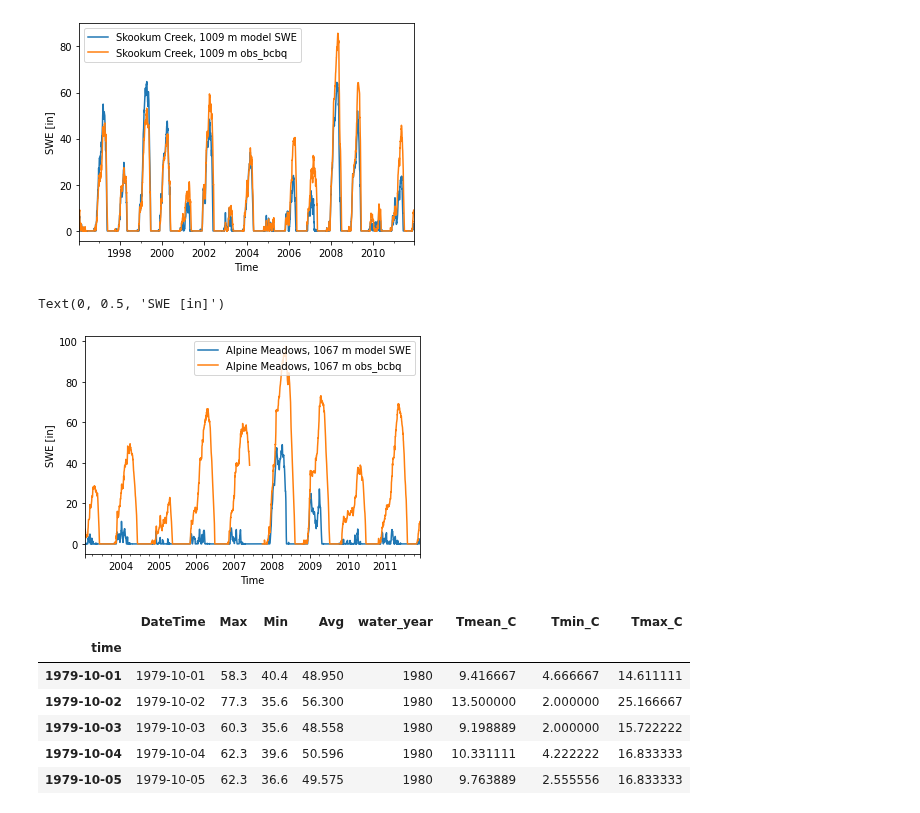
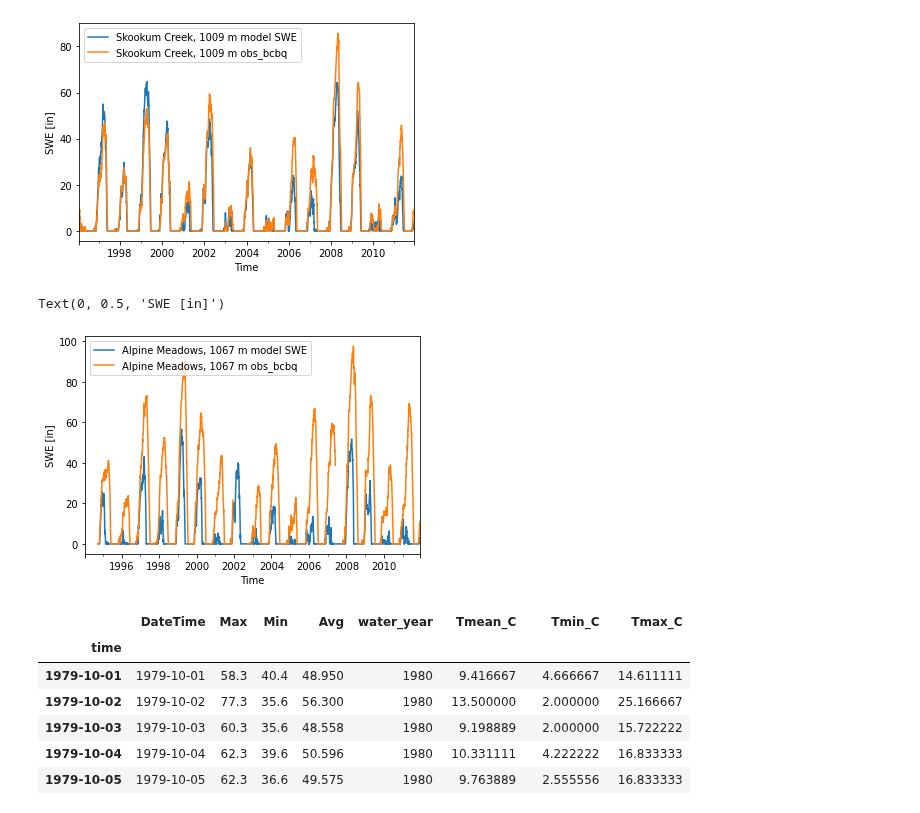
Before and after one commit to NCristea/Snow_SCL, a Jupyter notebook: compare_datasets.ipynb, the cells around one changed output. Drawn from its saved outputs; the diff is of its cells as text; code cells hidden in the pictures.

```diff
--- a/compare_datasets.ipynb
+++ b/compare_datasets.ipynb
@@ -37,10 +37,12 @@ path_Skook_T_SPU = ROOT_DIR + '/Data/Raw/t0912_temp_SkooKumCr.txt'
 
 #path_snotel_skooK_P_SPU = ROOT_DIR + '/Data/Raw/p0912_precip_SkookumCr.txt'
 #path to model data
-path_Alpine_model = ROOT_DIR + '/Data/Raw/comparison_Pixel.Alpine_Meadows_prism_grid.csv'
-path_Skook_model = ROOT_DIR + '/Data/Raw/comparison_Pixel.Skookum_Creek_prism_grid.csv'
-#path_Alpine_model = ROOT_DIR + '/Data/Raw/comparison_Pixel.Alpine_Meadows_baseline.csv'
-#path_Skook_model = ROOT_DIR + '/Data/Raw/comparison_Pixel.Skookum_Creek_baseline.csv'
+#path_Alpine_model = ROOT_DIR + '/Data/Raw/comparison_Pixel.Alpine_Meadows_prism_grid.csv'
+#path_Skook_model = ROOT_DIR + '/Data/Raw/comparison_Pixel.Skookum_Creek_prism_grid.csv'
+path_Alpine_model = ROOT_DIR + '/Data/Raw/comparison_Pixel.Alpine_Meadows_baseline.csv'
+path_Skook_model = ROOT_DIR + '/Data/Raw/comparison_Pixel.Skookum_Creek_baseline.csv'
+#path_Alpine_model = ROOT_DIR + '/Data/Raw/comparison_Pixel.Alpine_Meadows_prism_grid.csv'
+#path_Skook_model = ROOT_DIR + '/Data/Raw/comparison_Pixel.Skookum_Creek_prism_grid.csv'
 
 
 #path to Tolt Dam
@@ -234,13 +279,13 @@ Text(0, 0.5, 'SWE [in]')
 # %%
 #plot modeled SWE vs. observed at Skookum Creek
 ax = df_model_data_Alpine.plot(kind='line',  y = 'swq', label = 'Alpine Meadows, 1067 m model SWE')
 df_snotel_Alpine.plot(kind='line',  y = 'SWE_in', label = 'Alpine Meadows, 1067 m obs_bcbq', ax = ax)
-ax.set_xlim([datetime(2003, 1, 21), datetime(2011, 12, 1)])
+ax.set_xlim([datetime(1994, 1, 21), datetime(2011, 12, 1)])
 plt.xlabel('Time')
 plt.ylabel('SWE [in]')
 # %% [output]
 Text(0, 0.5, 'SWE [in]')
-[figure, old version]
+[figure, new version]
 # %%
 df_snotel_obs_SPU_Alpine_T
 # %% [output]
```
Also changed, not shown: parts of 7 cells of this notebook, 4 other files.
